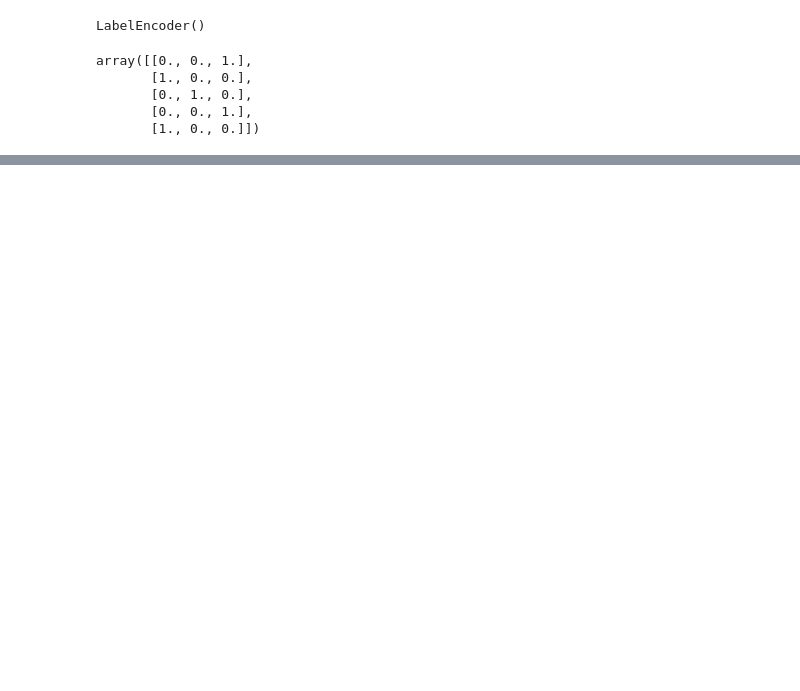
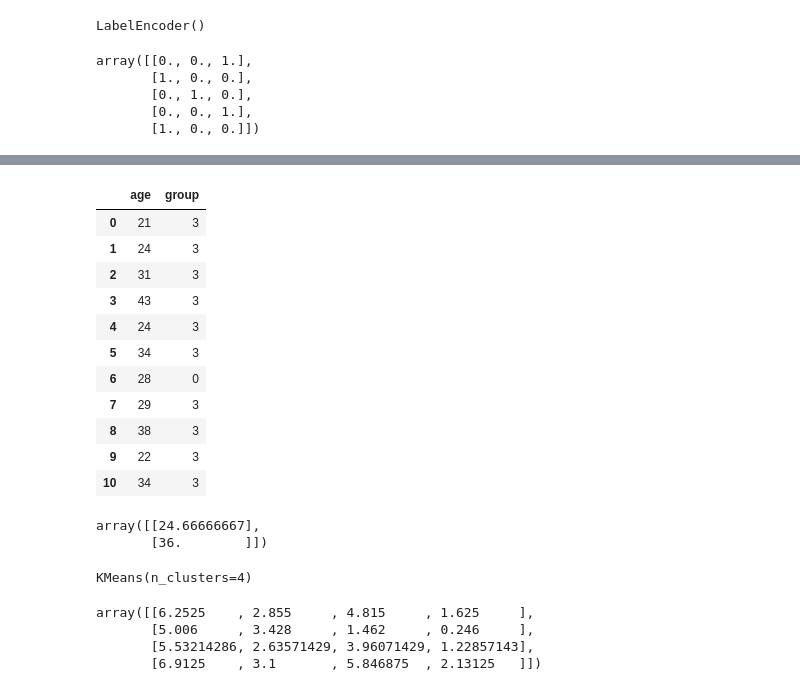
Before and after one commit to yoon0718/kepco, a Jupyter notebook: python/MachineLearning2.ipynb, the cells around one changed output, grey strips where cells are left out. Saved outputs shown, nothing was run; the diff lists cells and outputs as text; code cells hidden in the pictures; blank space fills up the shorter version.

```diff
--- a/python/MachineLearning2.ipynb
+++ b/python/MachineLearning2.ipynb
@@ -1445,0 +1902,2 @@ array([[0., 0., 1.],
+# %%
+age = [21, 24 ,31, 43, 24, 34, 28, 29, 38, 22, 34]
@@ -1445,0 +1916,5 @@ array([[0., 0., 1.],
+# %%
+seed1, seed2 = np.random.choice(age, 2)
+# %%
+data = pd.DataFrame(age, columns=['age'])
+data['group'] = 3
@@ -1445,0 +1936,22 @@ array([[0., 0., 1.],
+# %%
+data.iloc[data.loc[np.abs(data.age - seed1) == np.abs(data.age - seed1).min(), :].index, 1] = 0
+# %%
+data
+# %% [output]
+|  | age | group |
+| 0 | 21 | 3 |
+| 1 | 24 | 3 |
+| 2 | 31 | 3 |
+| 3 | 43 | 3 |
+| 4 | 24 | 3 |
+| 5 | 34 | 3 |
+| 6 | 28 | 0 |
+| 7 | 29 | 3 |
+| 8 | 38 | 3 |
+| 9 | 22 | 3 |
+| 10 | 34 | 3 |
+# %%
+km.cluster_centers_
+# %% [output]
+array([[24.66666667],
+       [36.        ]])
@@ -1445,0 +1960,11 @@ array([[0., 0., 1.],
+# %%
+km.fit(load_iris().data)
+# %% [output]
+KMeans(n_clusters=4)
+# %%
+km.cluster_centers_
+# %% [output]
+array([[6.2525    , 2.855     , 4.815     , 1.625     ],
+       [5.006     , 3.428     , 1.462     , 0.246     ],
+       [5.53214286, 2.63571429, 3.96071429, 1.22857143],
+       [6.9125    , 3.1       , 5.846875  , 2.13125   ]])
```
Also changed, not shown: parts of 95 cells of this notebook, 1 other file.
